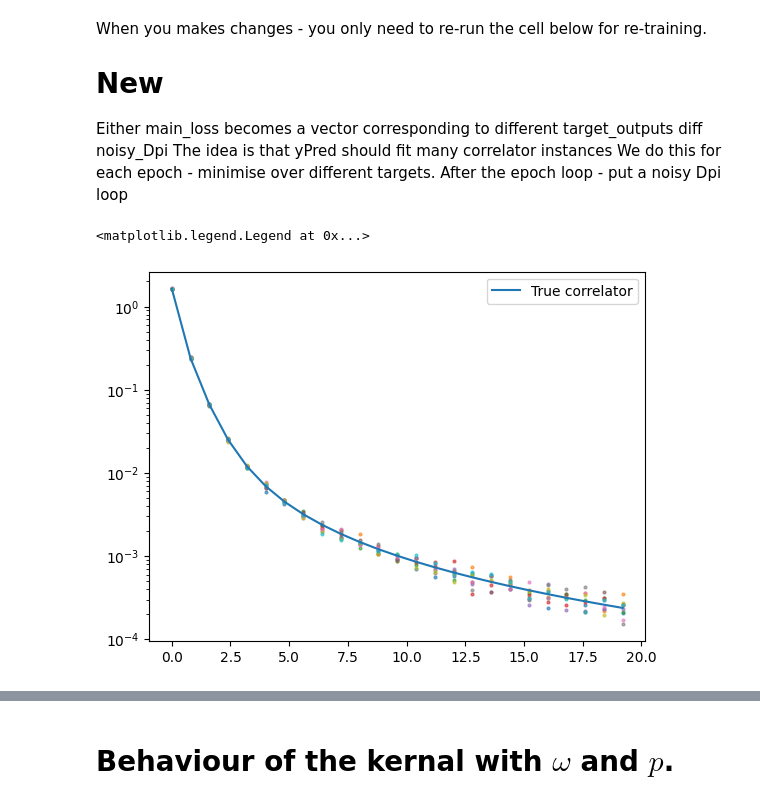
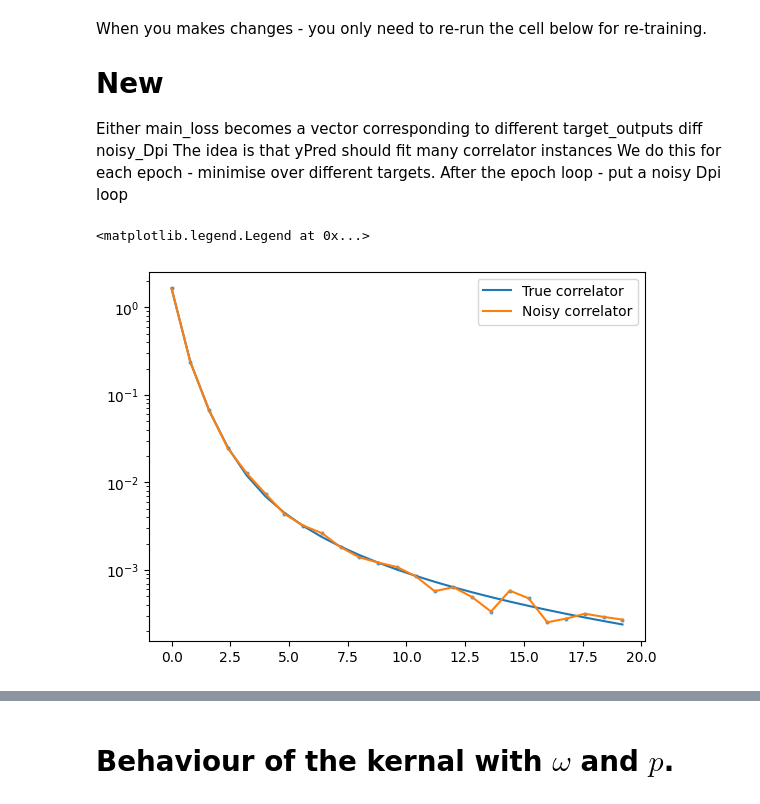
Before and after one commit to LaurinPannullo/neuralFit, a Jupyter notebook: MLSpecFunc_tests.ipynb, the cells around one changed output, grey strips where cells are left out. Saved outputs shown, nothing was run; the diff lists cells and outputs as text; code cells hidden in the pictures.

```diff
--- a/MLSpecFunc_tests.ipynb
+++ b/MLSpecFunc_tests.ipynb
@@ -102,20 +93,25 @@ We do this for each epoch - minimise over different targets. After the epoch loo
 # %%
 # Preparing the tensor of noise vectors
 ep_noise=1e-2
 noisy_dxi_tensor = []
-num_samples = 10
-for ii in range(num_samples):
-    noisy_Dxi,custom_std=correlator.generateNoisyCorrelator(Dxi,x,ep_noise)
+num_samples = 1
+noisy_Dxi,custom_std=correlator.generateNoisyCorrelator(Dxi,x,ep_noise)
+if num_samples == 1:
     noisy_dxi_tensor.append(noisy_Dxi)
+else:
+    for ii in range(num_samples):
+        noisy_Dxi_sample,custom_std=correlator.generateNoisyCorrelator(Dxi,x,ep_noise)
+        noisy_dxi_tensor.append(noisy_Dxi_sample)
 
 
 plt.plot(x,Dxi, label=r'True correlator')
+plt.plot(x,noisy_Dxi, label=r'Noisy correlator')
 for i in range(len(noisy_dxi_tensor)):
     plt.scatter(x, noisy_dxi_tensor[i], s=4, alpha=0.6)
 
 plt.yscale('log')
 
 plt.legend()
 # %% [output]
 <matplotlib.legend.Legend at 0x...>
-[figure, old version]
+[figure, new version]
```
Also changed, not shown: parts of 18 cells of this notebook, 14 other files.
